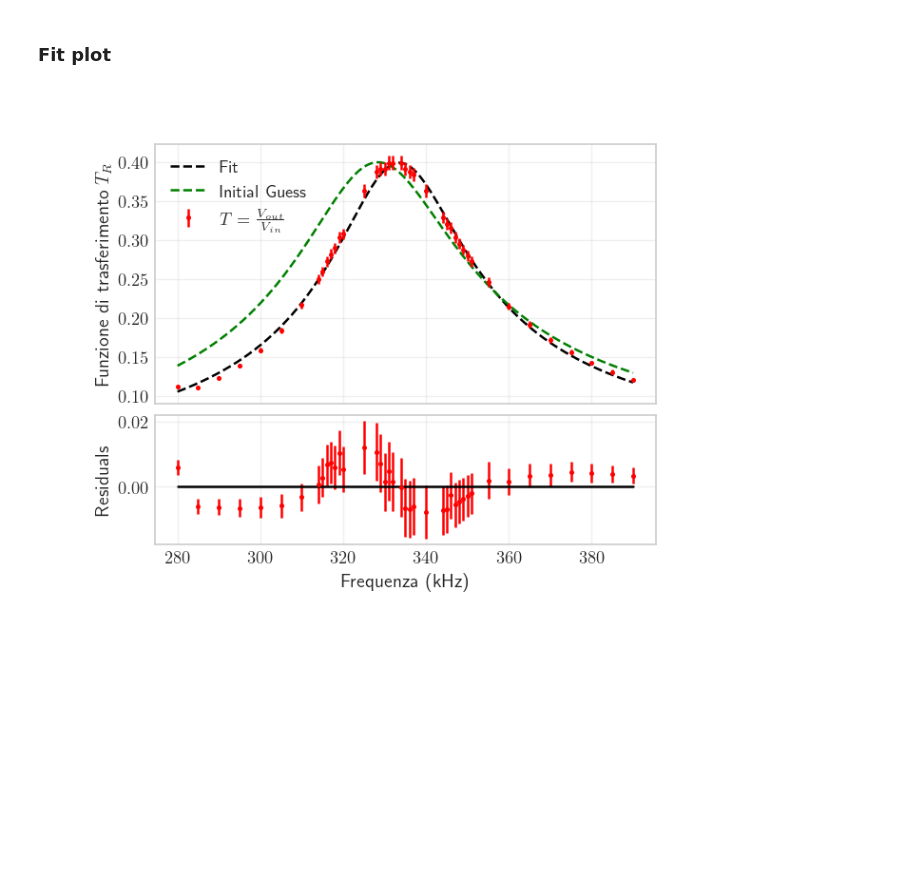
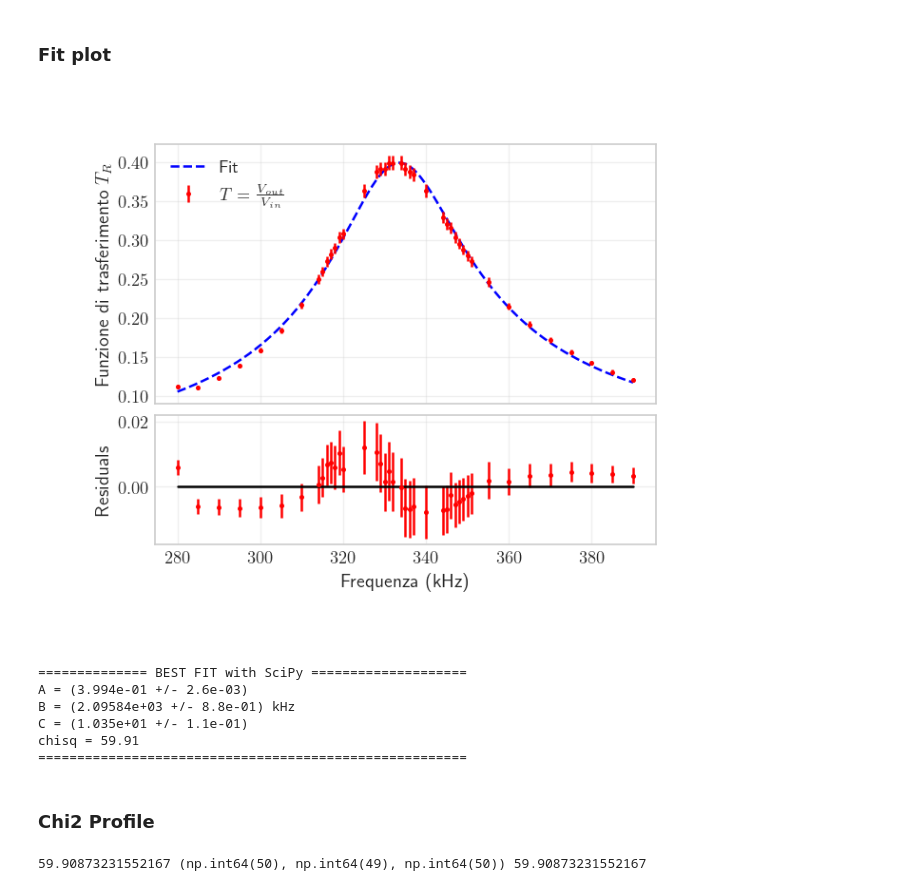
Before and after one commit to bagnolino/PhysicsLab, a Jupyter notebook: RLC_Freq/code/RLC_freq_analysis.ipynb, the cells around one changed output. Drawn from its saved outputs; the diff is of its cells as text; code cells hidden in the pictures; blank space fills up the shorter version.

```diff
--- a/RLC_Freq/code/RLC_freq_analysis.ipynb
+++ b/RLC_Freq/code/RLC_freq_analysis.ipynb
@@ -146,26 +154,45 @@ chisq_red =  1.5765252305953121
 # %%
 x_fit = np.linspace(min(f_data), max(f_data), 1000)
 
 # Plot the fit
 fig, ax = plt.subplots(2, 1, figsize=(5, 4), sharex=True, constrained_layout=True, height_ratios=[2, 1])
-ax[0].plot(x_fit, fitf(x_fit, *popt), label='Fit', linestyle='--', color='black')
-ax[0].plot(x_fit, fitf(x_fit, Ainit, Binit, Cinit), label='Initial Guess', linestyle='dashed', color='green')
+ax[0].plot(x_fit, fitf(x_fit, *popt), label='Fit', linestyle='--', color='blue')
+#ax[0].plot(x_fit, fitf(x_fit, Ainit, Binit, Cinit), label='Initial Guess', linestyle='dashed', color='green')
 ax[0].errorbar(f_data, Tr_data, yerr=Tr_err, fmt='o', label=r'$T=\frac{V_{out}}{V_{in}}$', ms=2, color='red')
 ax[0].legend(loc='upper left')
 ax[0].set_ylabel(r'Funzione di trasferimento $T_R$')
 
 ax[1].errorbar(f_data, residuals, yerr=Tr_err, fmt='o', label='Residuals', ms=2, color='red')
 ax[1].set_ylabel('Residuals')
 ax[1].set_xlabel(r'Frequenza (kHz)')
 ax[1].plot(f_data, np.zeros(len(f_data)), color='black')
 
 plt.savefig(f'../output/{project_name}_fit.png',
             bbox_inches="tight",
             pad_inches=1,
             transparent=True,
             facecolor="w",
             edgecolor='w',
             orientation='Portrait',
             dpi=100)
 # %% [output]
-[figure, old version]
+[figure, new version]
+# %%
+A_BF, B_BF, C_BF = popt
+eA_BF, eB_BF, eC_BF = np.sqrt(np.diag(pcov))
+
+print("============== BEST FIT with SciPy ====================")
+print(r'A = ({a:.3e} +/- {b:.1e})'.format(a=A_BF,b=eA_BF))
+print(r'B = ({c:.5e} +/- {d:.1e}) kHz'.format(c=B_BF * 1e-3, d=eB_BF * 1e-3))
+print(r'C = ({e:.3e} +/- {f:.1e})'.format(e=C_BF, f=eC_BF))
+print(r'chisq = {m:.2f}'.format(m=chisq))
+print("=======================================================")
+# %% [output]
+============== BEST FIT with SciPy ====================
+A = (3.994e-01 +/- 2.6e-03)
+B = (2.09584e+03 +/- 8.8e-01) kHz
+C = (1.035e+01 +/- 1.1e-01)
+chisq = 59.91
+=======================================================
+# %% [markdown]
+### Chi2 Profile
@@ -171,0 +260,10 @@ plt.savefig(f'../output/{project_name}_fit.png',
+# %%
+chi2_min = np.min(mappa)
+argchi2_min = np.unravel_index(np.argmin(mappa),mappa.shape)
+
+residuals_chi2 = Tr_data - fitf(f_data, A_chi[argchi2_min[0]], B_chi[argchi2_min[1]], C_chi[argchi2_min[2]])
+chisq_res = np.sum((residuals_chi2 / Tr_err)**2)
+
+print(chi2_min,argchi2_min, chisq_res)
+# %% [output]
+59.90873231552167 (np.int64(50), np.int64(49), np.int64(50)) 59.90873231552167
```
Also changed, not shown: parts of 19 cells of this notebook.
